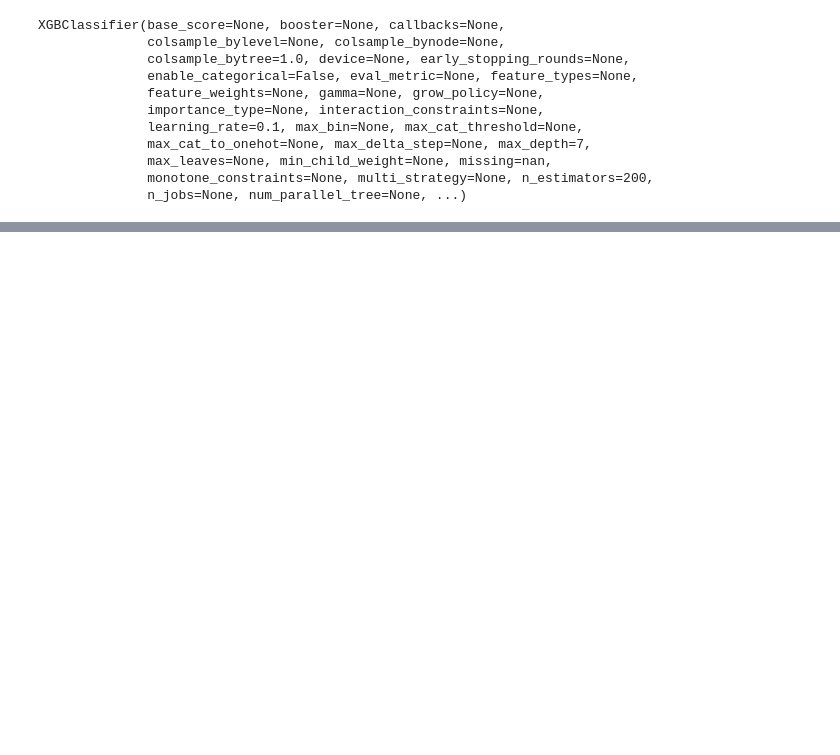
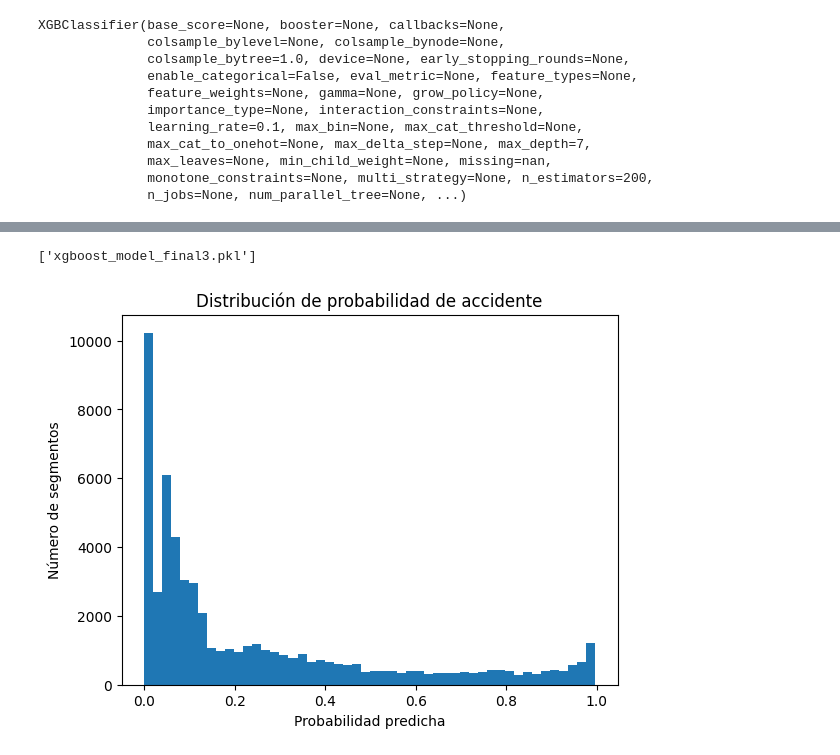
Before and after one commit to oriolff02/gemelo_digital_trafico, a Jupyter notebook: notebook/analisis_accidentes.ipynb, the cells around one changed output, grey strips where cells are left out. Cells and saved outputs as stored; diff of their text form; code cells hidden in the pictures; blank space fills up the shorter version.

```diff
--- a/notebook/analisis_accidentes.ipynb
+++ b/notebook/analisis_accidentes.ipynb
@@ -1206,10 +1227,13 @@ accidente
 Name: count, dtype: int64
 # %%
-X = df_final[["Hora_dia", "Mes_any", "Descripcio_torn_num", "Nom_districte_num", "Descripcio_dia_setmana_num", "Codi_barri"]]
+X = df_final[["Descripcio_torn_num", "Descripcio_dia_setmana_num", "Codi_barri"]]
 y = df_final["accidente"]
 # %%
 from sklearn.model_selection import train_test_split
 X_train, X_test, y_train, y_test = train_test_split(X, y, test_size=0.2, random_state=42)
+# %%
+X_train["Codi_barri"] = pd.to_numeric(X_train["Codi_barri"], errors='coerce')
+X_test["Codi_barri"] = pd.to_numeric(X_test["Codi_barri"], errors='coerce')
 # %%
 from xgboost import XGBClassifier
 best_xgb = XGBClassifier(
@@ -1269,0 +1335,6 @@ display(districte_map)
+# %%
+n_positivos = (df_final["accidente"] == 1).sum()
+n_negativos = (df_final["accidente"] == 0).sum()
+
+scale_pos_weight = n_negativos / n_positivos
+print("scale_pos_weight:", scale_pos_weight)
@@ -1269,0 +1343,14 @@ display(districte_map)
+# %%
+from xgboost import XGBClassifier
+
+best_xgb = XGBClassifier(
+    colsample_bytree=1.0,
+    learning_rate=0.1,
+    max_depth=7,
+    n_estimators=200,
+    subsample=0.8,
+    random_state=42,
+    scale_pos_weight=scale_pos_weight
+)
+
+best_xgb.fit(X_train, y_train)
@@ -1269,0 +1369,16 @@ display(districte_map)
+# %%
+import joblib
+joblib.dump(best_xgb, 'xgboost_model_final3.pkl')
+# %% [output]
+['xgboost_model_final3.pkl']
+# %%
+import matplotlib.pyplot as plt
+
+probs = best_xgb.predict_proba(X_test)[:,1]
+plt.hist(probs, bins=50)
+plt.title("Distribución de probabilidad de accidente")
+plt.xlabel("Probabilidad predicha")
+plt.ylabel("Número de segmentos")
+plt.show()
+# %% [output]
+[figure, added]
```
Also changed, not shown: parts of 28 cells of this notebook, 18 other files.
